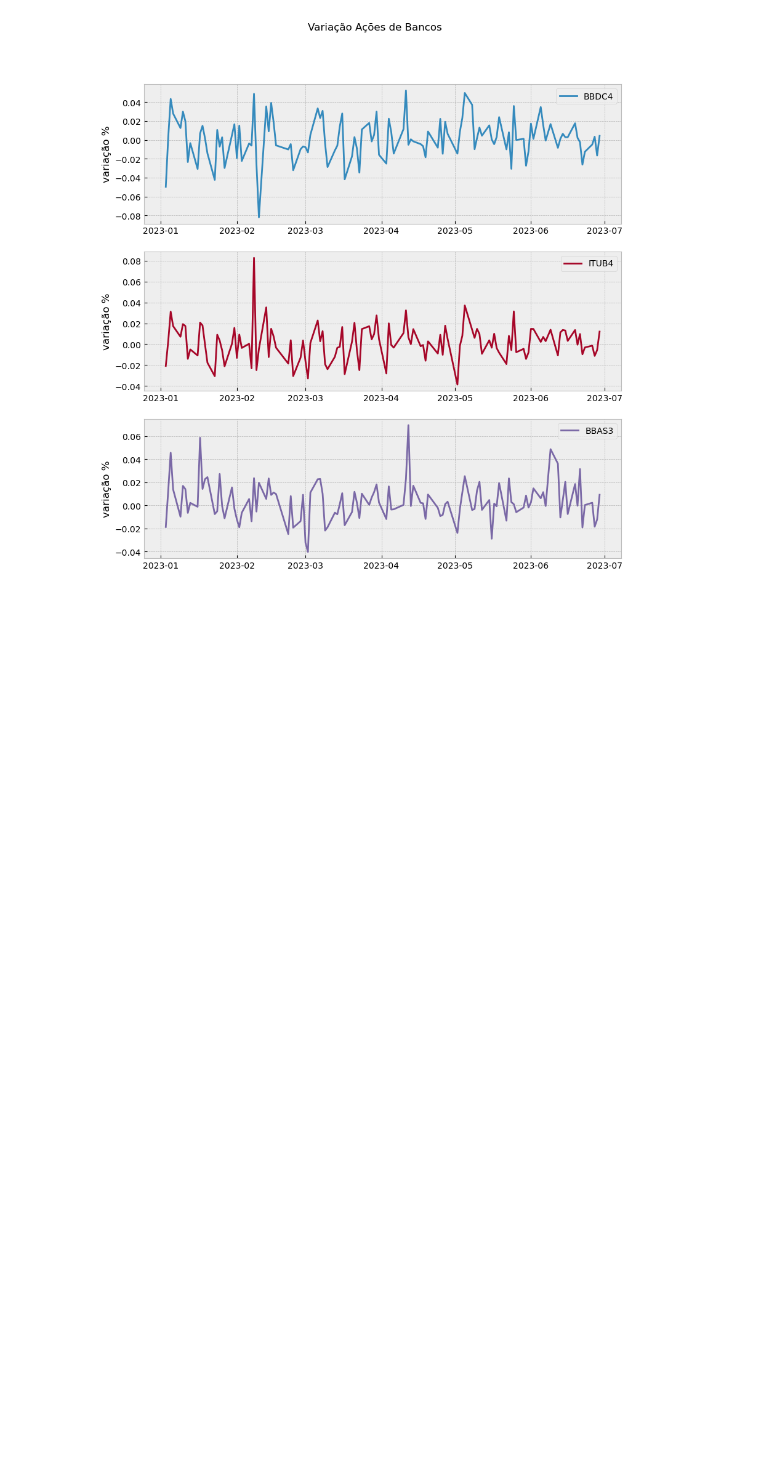
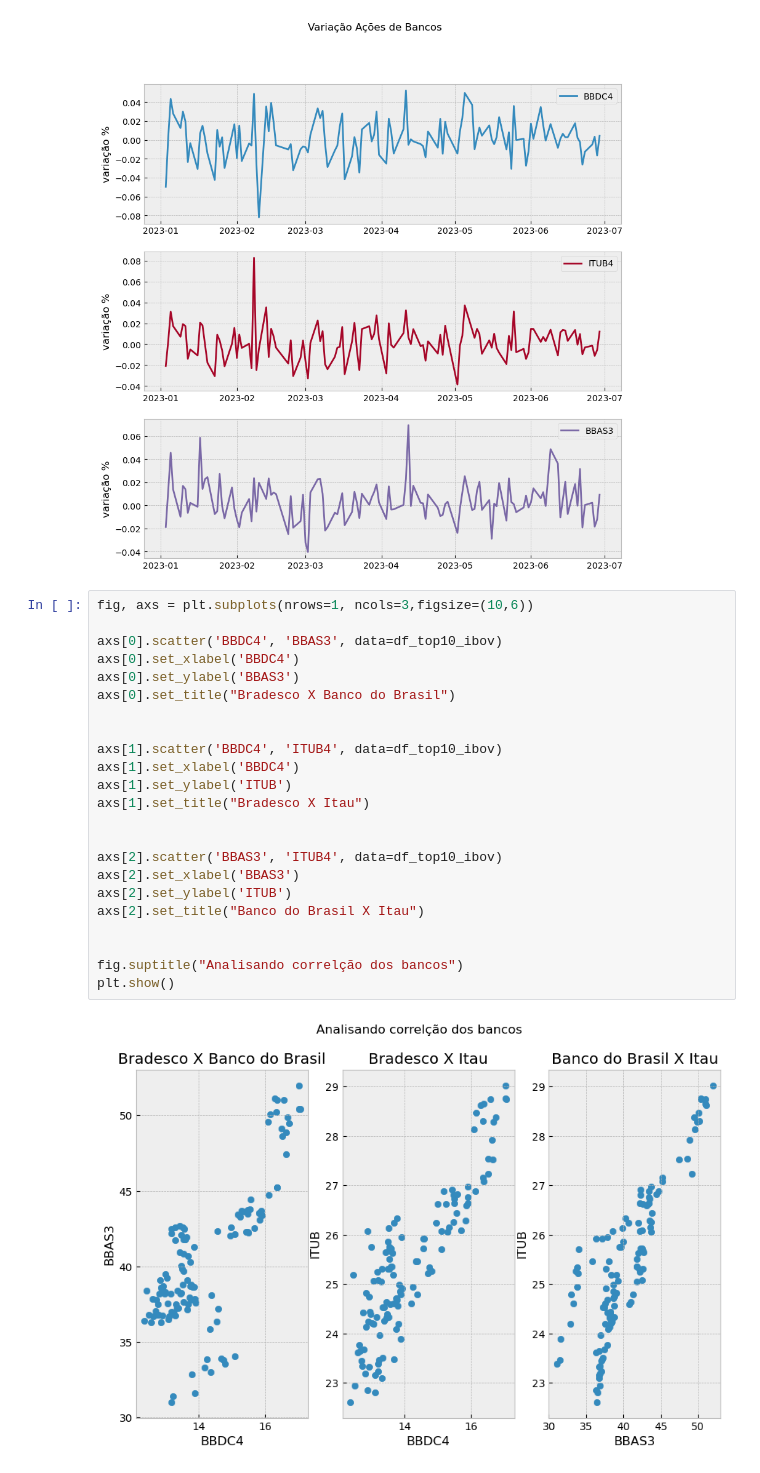
Before and after one commit to kiwsley/ciencia_de_dados, a Jupyter notebook: matplotlib_Searborn/plt.ipynb, the cells around one changed output. Cells and saved outputs as stored; diff of their text form; blank space fills up the shorter version.

```diff
--- a/matplotlib_Searborn/plt.ipynb
+++ b/matplotlib_Searborn/plt.ipynb
@@ -204,3 +204,28 @@ fig.suptitle("Variação Ações de Bancos")
 plt.show()
 # %% [output]
 [figure]
+# %%
+fig, axs = plt.subplots(nrows=1, ncols=3,figsize=(10,6))
+
+axs[0].scatter('BBDC4', 'BBAS3', data=df_top10_ibov)
+axs[0].set_xlabel('BBDC4')
+axs[0].set_ylabel('BBAS3')
+axs[0].set_title("Bradesco X Banco do Brasil")
+
+
+axs[1].scatter('BBDC4', 'ITUB4', data=df_top10_ibov)
+axs[1].set_xlabel('BBDC4')
+axs[1].set_ylabel('ITUB')
+axs[1].set_title("Bradesco X Itau")
+
+
+axs[2].scatter('BBAS3', 'ITUB4', data=df_top10_ibov)
+axs[2].set_xlabel('BBAS3')
+axs[2].set_ylabel('ITUB')
+axs[2].set_title("Banco do Brasil X Itau")
+
+
+fig.suptitle("Analisando correlção dos bancos")
+plt.show()
+# %% [output]
+[figure, added]
```
Also changed, not shown: parts of 12 cells of this notebook.
